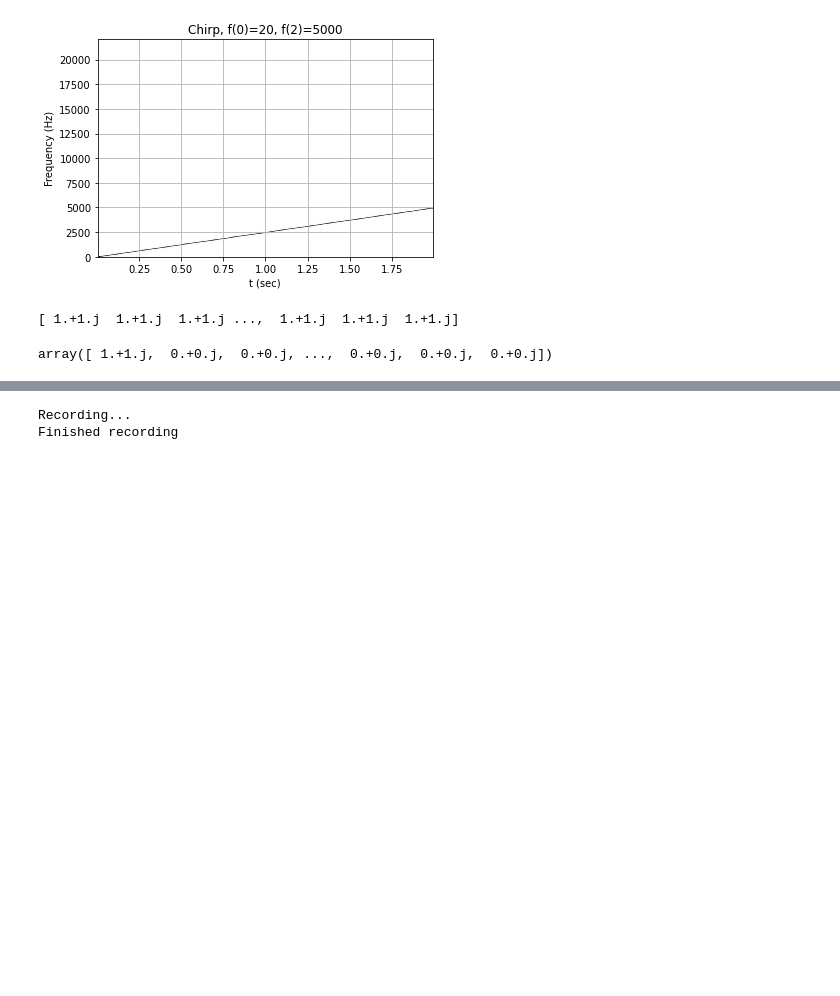
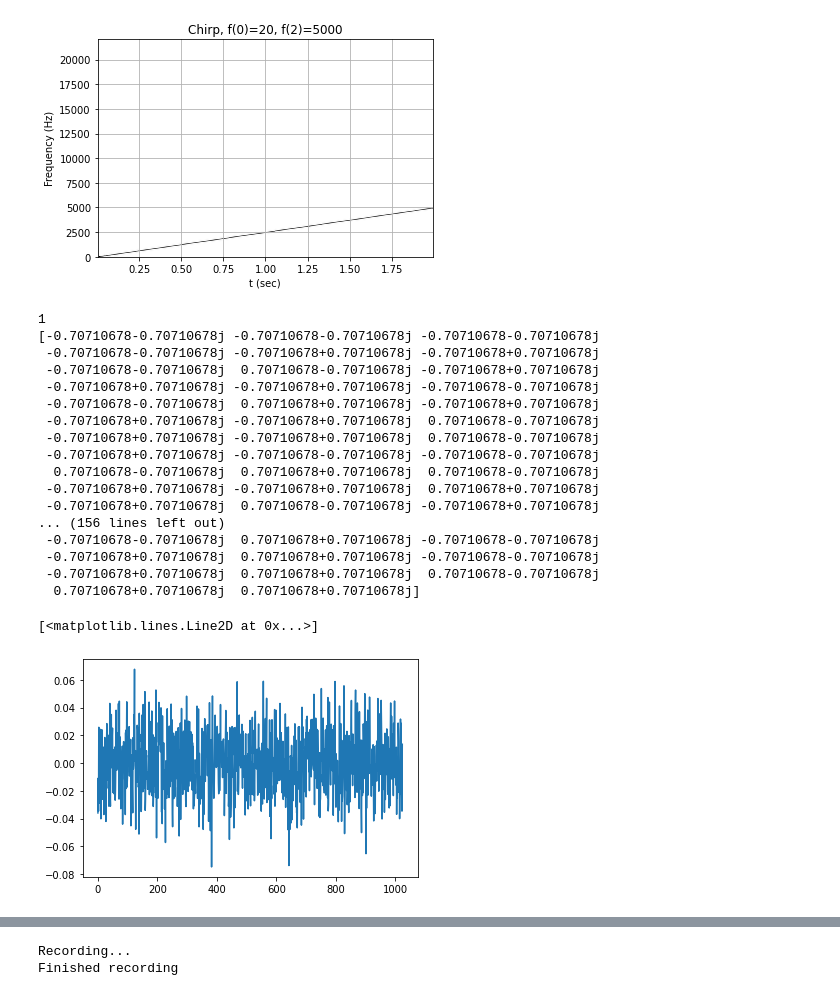
Before and after one commit to adamg-97/GF3-audio-modem, a Jupyter notebook: Audio.ipynb, the cells around one changed output, grey strips where cells are left out. Cells and saved outputs as stored; diff of their text form; code cells hidden in the pictures; blank space fills up the shorter version.

Commit message:
Updated transmitting known data

```diff
--- a/Audio.ipynb
+++ b/Audio.ipynb
@@ -21,14 +21,36 @@ plt.grid()
 plt.show()
 # %% [output]
 [figure]
-# %%
-pilot = 1 + 1j
-pilot_ = 1 - 1j
-ofdm_length = 1024
-known_signal = np.full(ofdm_length/2,pilot)
-known_signal_ =
-print(known_signal)
-np.fft.ifft(known_signal)
-# %% [output]
-[ 1.+1.j  1.+1.j  1.+1.j ...,  1.+1.j  1.+1.j  1.+1.j]
-array([ 1.+1.j,  0.+0.j,  0.+0.j, ...,  0.+0.j,  0.+0.j,  0.+0.j])
+# %%
+bits = np.random.binomial(n=1, p=0.5, size=(1024, ))
+ofdm = CamG(512,1024,"QPSK")
+bits = ofdm.SP(bits)
+print(bits.shape[0])
+known_signal = ofdm.map(bits)
+print(known_signal)
+known_signal = np.concatenate((known_signal, np.conj(known_signal)))
+known_signal[0] = 0
+known_signal[511] = 0
+sp = np.fft.ifft(known_signal)
+
+plt.plot(np.arange(1024),sp)
+# %% [output]
+1
+[-0.70710678-0.70710678j -0.70710678-0.70710678j -0.70710678-0.70710678j
+ -0.70710678-0.70710678j -0.70710678+0.70710678j -0.70710678+0.70710678j
+ -0.70710678-0.70710678j  0.70710678-0.70710678j -0.70710678+0.70710678j
+ -0.70710678+0.70710678j -0.70710678+0.70710678j -0.70710678-0.70710678j
+ -0.70710678-0.70710678j  0.70710678+0.70710678j -0.70710678+0.70710678j
+ -0.70710678+0.70710678j -0.70710678+0.70710678j  0.70710678-0.70710678j
+ -0.70710678+0.70710678j -0.70710678+0.70710678j  0.70710678-0.70710678j
+ -0.70710678+0.70710678j -0.70710678-0.70710678j -0.70710678-0.70710678j
+  0.70710678-0.70710678j  0.70710678+0.70710678j  0.70710678-0.70710678j
+ -0.70710678+0.70710678j -0.70710678+0.70710678j  0.70710678+0.70710678j
+ -0.70710678+0.70710678j  0.70710678-0.70710678j -0.70710678+0.70710678j
+... (156 lines left out)
+ -0.70710678-0.70710678j  0.70710678+0.70710678j -0.70710678-0.70710678j
+ -0.70710678+0.70710678j  0.70710678+0.70710678j -0.70710678-0.70710678j
+ -0.70710678+0.70710678j  0.70710678+0.70710678j  0.70710678-0.70710678j
+  0.70710678+0.70710678j  0.70710678+0.70710678j]
+[<matplotlib.lines.Line2D at 0x...>]
+[figure, added]
```
Also changed, not shown: parts of 5 cells of this notebook, 1 other file.
